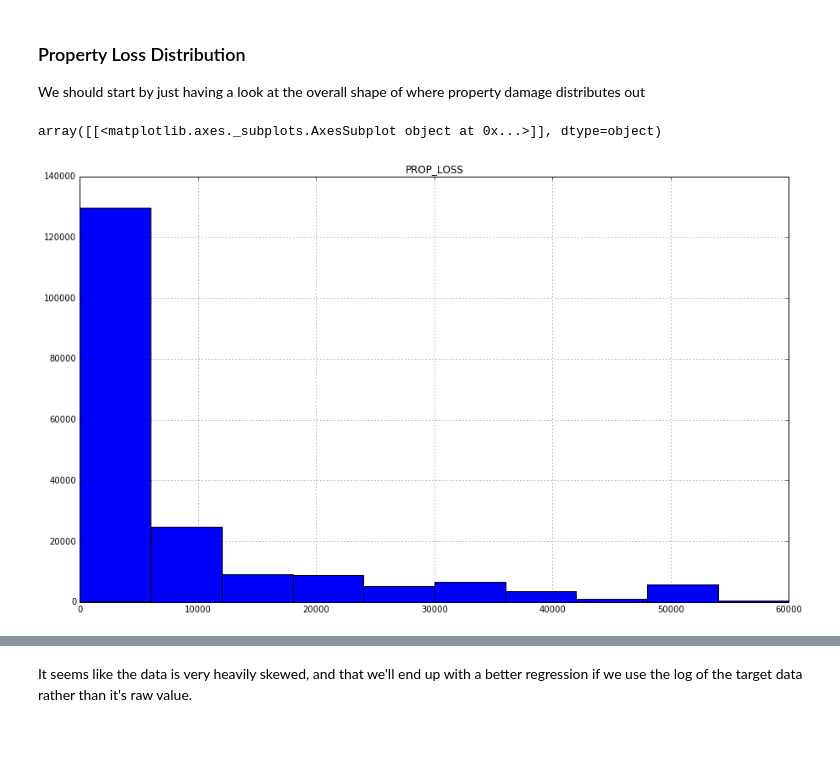
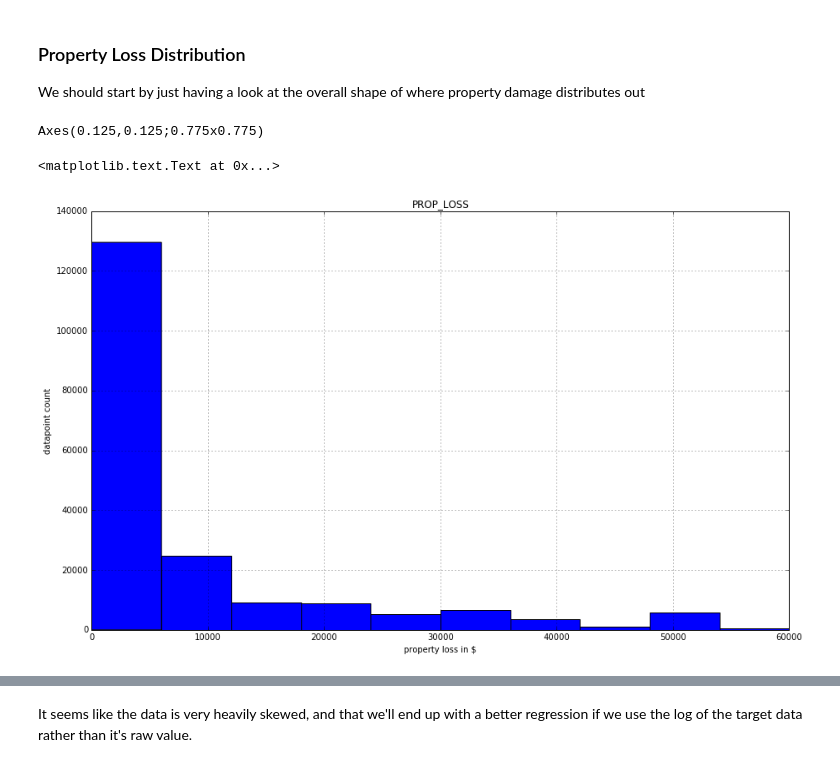
Before and after one commit to evizitei/NFIRS-property-loss-prediction, a Jupyter notebook: FeatureExploration.ipynb, the cells around one changed output, grey strips where cells are left out. Cells and saved outputs as stored; diff of their text form; code cells hidden in the pictures; blank space fills up the shorter version.

Commit message:
add axes labels for data exploration plots

```diff
--- a/FeatureExploration.ipynb
+++ b/FeatureExploration.ipynb
@@ -25,13 +25,18 @@ We should start by just having a look at the overall shape of where property dam
 # %%
 query = "select PROP_LOSS from incidents where PROP_LOSS IS NOT NULL AND PROP_LOSS > 0"
 
 frame = pd.read_sql_query(query, conn)
 frame[['PROP_LOSS']] = frame[['PROP_LOSS']].apply(pd.to_numeric)
 common_data_frame = frame[frame.PROP_LOSS < common_points_threshold]
-common_data_frame.hist(column="PROP_LOSS", figsize=(15,9))
+
+ret = common_data_frame.hist(column="PROP_LOSS", figsize=(15,9))
+ax = ret[0][0]
+ax.set_xlabel("property loss in $")
+ax.set_ylabel("datapoint count")
 # %% [output]
-array([[<matplotlib.axes._subplots.AxesSubplot object at 0x...>]], dtype=object)
+Axes(0.125,0.125;0.775x0.775)
+<matplotlib.text.Text at 0x...>
-[figure, old version]
+[figure, new version]
 # %%
 import math
 common_data_frame['LOG_10_PROP_LOSS'] = common_data_frame['PROP_LOSS'].map(lambda x: math.log10(x))
```
Also changed, not shown: parts of 2 cells of this notebook, 3 other files.
